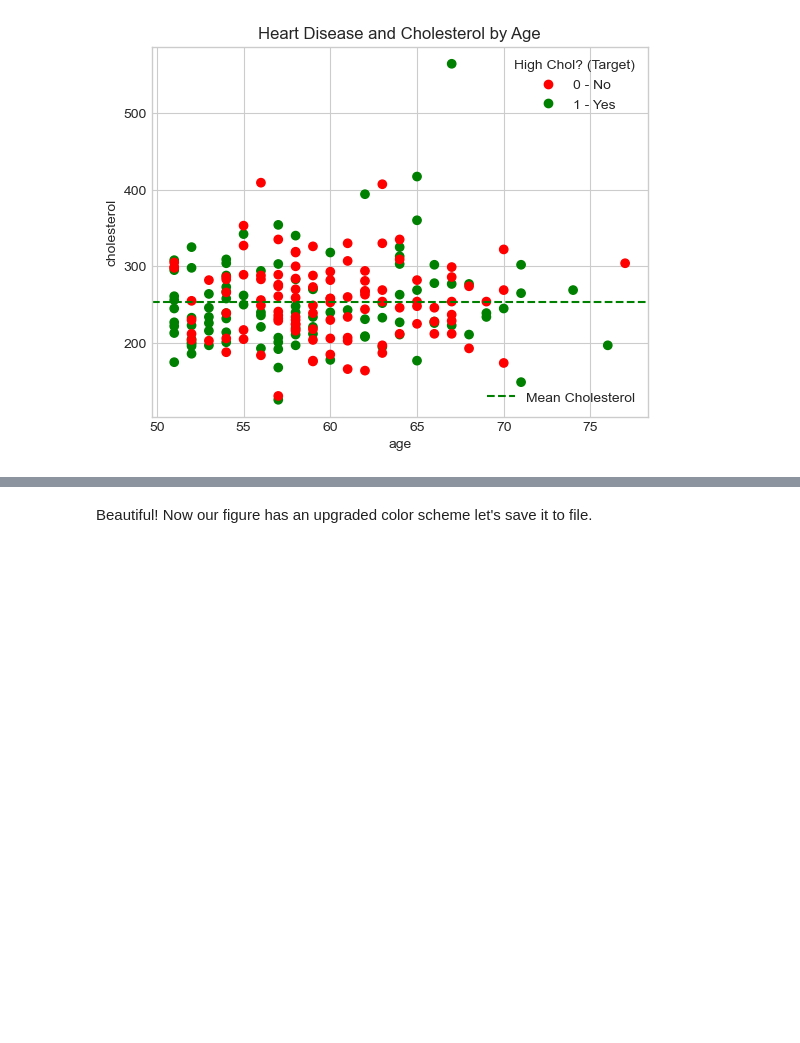
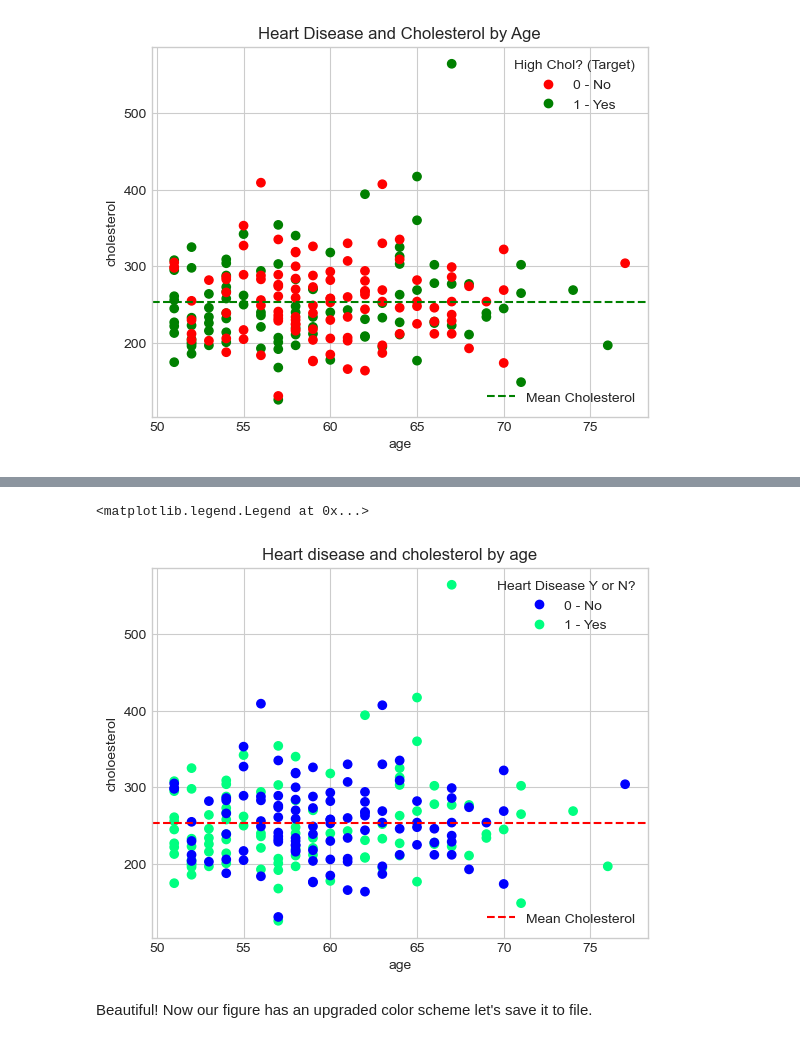
Before and after one commit to DanielJBox/ml-ds-ztm, a Jupyter notebook: matplotlib-project/matplotlib-exercises.ipynb, the cells around one changed output, grey strips where cells are left out. Saved outputs shown, nothing was run; the diff lists cells and outputs as text; code cells hidden in the pictures; blank space fills up the shorter version.

```diff
--- a/matplotlib-project/matplotlib-exercises.ipynb
+++ b/matplotlib-project/matplotlib-exercises.ipynb
@@ -633,21 +633,39 @@ Completing this step correctly should result in a figure which looks like this:
 # %%
 # Replot the same figure as above except change the "cmap" parameter
 # of scatter() to "winter"
 # Also change the "color" parameter of axhline() to "red"
 
 # Create the plot
-
+fig, ax = plt.subplots()
 
 # Plot the data
-
+scatter = ax.scatter(x = hd_over50_df['age'],
+                     y = hd_over50_df['chol'],
+                     c = hd_over50_df['target'],
+                     cmap="winter")
 
 # Customize the plot
-
+ax.set(title="Heart disease and cholesterol by age",
+       xlabel="age",
+       ylabel="choloesterol")
 
 # Add a meanline
-
+meanline = ax.axhline(hd_over50_df['chol'].mean(),
+                      color="red",
+                      linestyle="--",
+                      label="Mean Cholesterol")
 
 # Add a legend
+handles, labels = scatter.legend_elements()
+
+labels = ["0 - No", "1 - Yes"]
+
+scatter_legend = ax.legend(handles, labels, title="Heart Disease Y or N?", loc="upper right")
+ax.add_artist(scatter_legend)
+ax.legend(handles=[meanline], loc="lower right")
+# %% [output]
+<matplotlib.legend.Legend at 0x...>
+[figure, added]
 # %% [markdown]
 Beautiful! Now our figure has an upgraded color scheme let's save it to file.
 # %%
```
Also changed, not shown: parts of 9 cells of this notebook, 1 other file.
